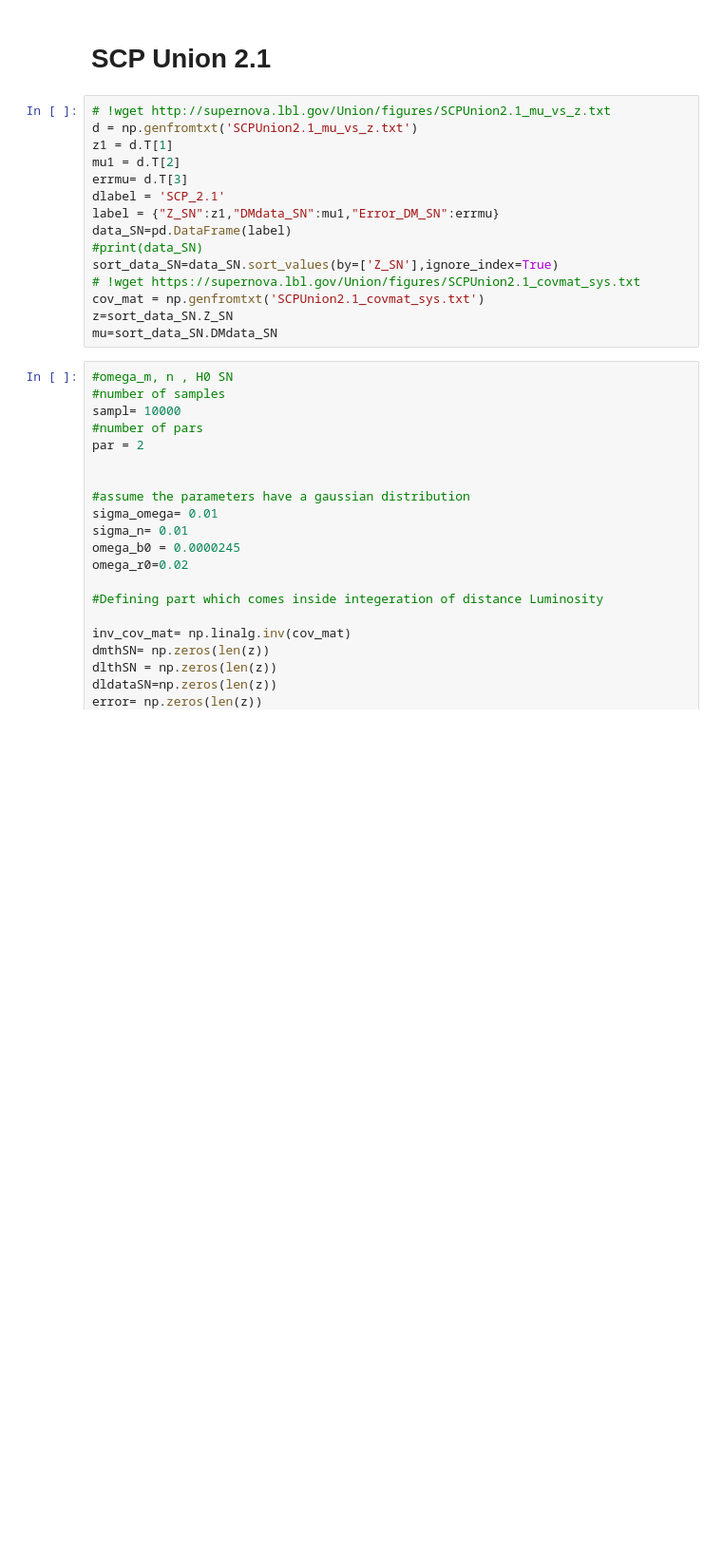
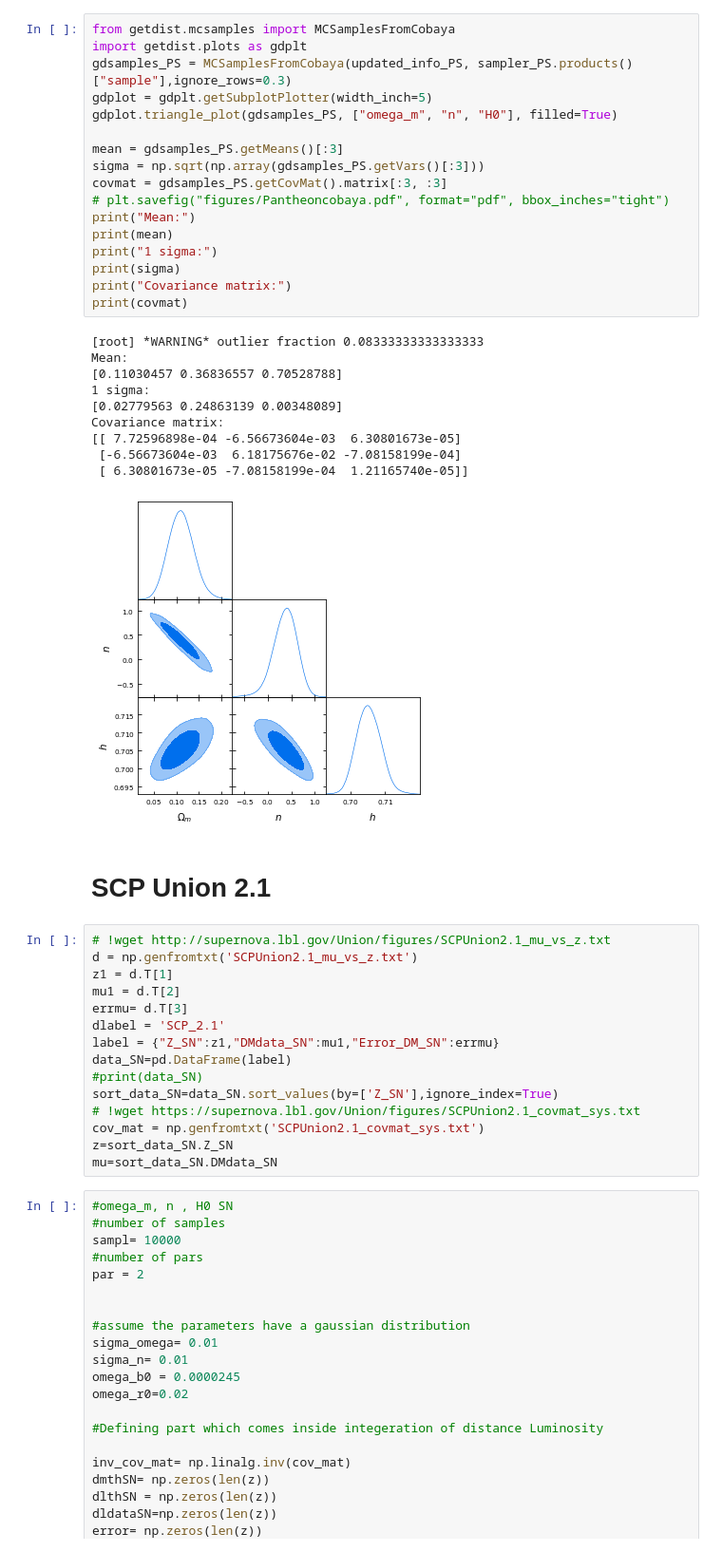
Before and after one commit to AshleyChraya/HubbleConstant-ConstraintsForVCG, a Jupyter notebook: Python Codes/Cobaya_Pantheon.ipynb, the cells around one changed output. Shown at 95% size. Cells and saved outputs as stored; diff of their text form; blank space fills up the shorter version.

```diff
--- a/Python Codes/Cobaya_Pantheon.ipynb
+++ b/Python Codes/Cobaya_Pantheon.ipynb
@@ -199,3 +262,31 @@ Covariance matrix:
+# %%
+from getdist.mcsamples import MCSamplesFromCobaya
+import getdist.plots as gdplt
+gdsamples_PS = MCSamplesFromCobaya(updated_info_PS, sampler_PS.products()["sample"],ignore_rows=0.3)
+gdplot = gdplt.getSubplotPlotter(width_inch=5)
+gdplot.triangle_plot(gdsamples_PS, ["omega_m", "n", "H0"], filled=True)
+
+mean = gdsamples_PS.getMeans()[:3]
+sigma = np.sqrt(np.array(gdsamples_PS.getVars()[:3]))
+covmat = gdsamples_PS.getCovMat().matrix[:3, :3]
+# plt.savefig("figures/Pantheoncobaya.pdf", format="pdf", bbox_inches="tight")
+print("Mean:")
+print(mean)
+print("1 sigma:")
+print(sigma)
+print("Covariance matrix:")
+print(covmat)
+# %% [output]
+[root] *WARNING* outlier fraction 0.08333333333333333
+Mean:
+[0.11030457 0.36836557 0.70528788]
+1 sigma:
+[0.02779563 0.24863139 0.00348089]
+Covariance matrix:
+[[ 7.72596898e-04 -6.56673604e-03  6.30801673e-05]
+ [-6.56673604e-03  6.18175676e-02 -7.08158199e-04]
+ [ 6.30801673e-05 -7.08158199e-04  1.21165740e-05]]
+[figure, added]
 # %% [markdown]
 # SCP Union 2.1
 # %%
```
Also changed, not shown: parts of 18 cells of this notebook, 8 other files.
